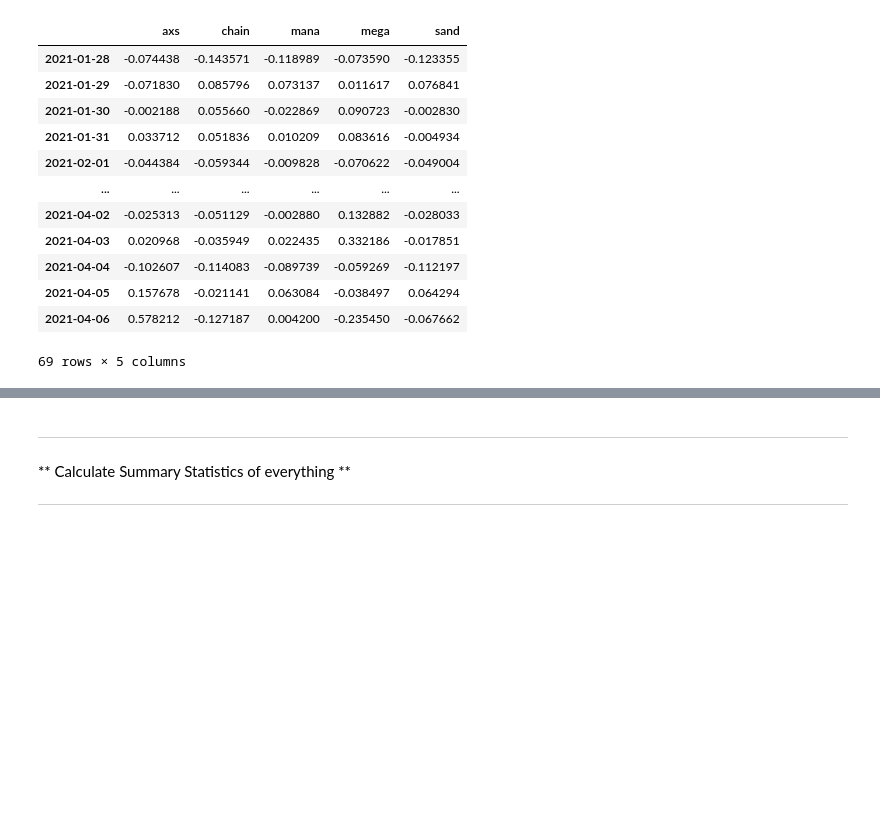
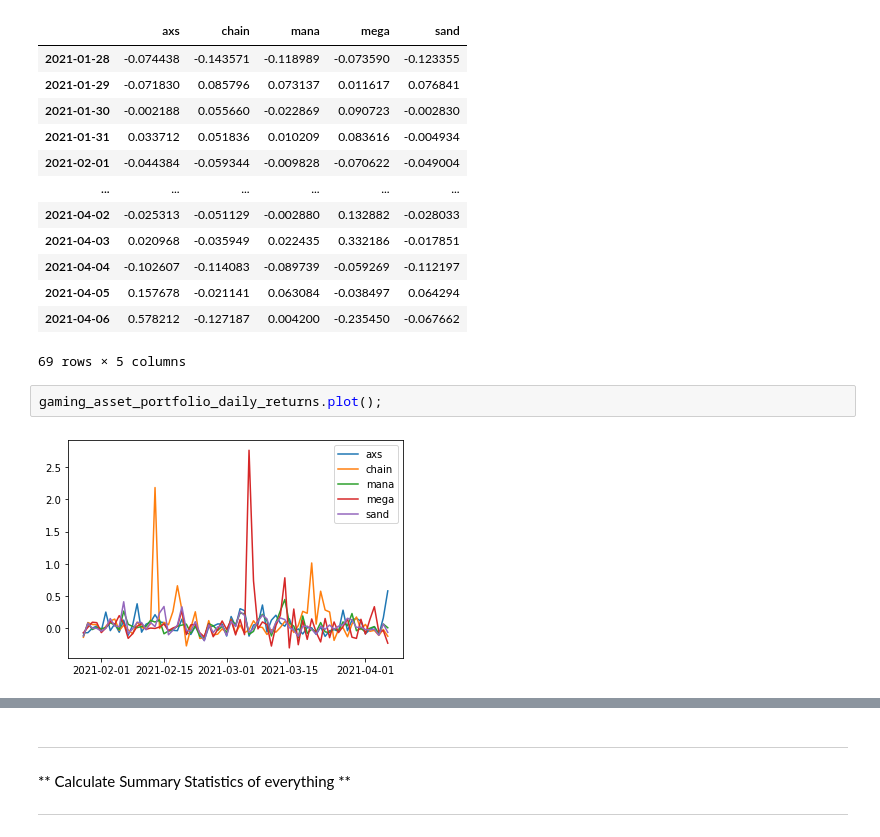
Before and after one commit to Hash3rown/nfty_tree.io, a Jupyter notebook: sandbox/kelso_gaming_NFT_portfolio_analysis.ipynb, the cells around one changed output, grey strips where cells are left out. Drawn from its saved outputs; the diff is of its cells as text; blank space fills up the shorter version.

```diff
--- a/sandbox/kelso_gaming_NFT_portfolio_analysis.ipynb
+++ b/sandbox/kelso_gaming_NFT_portfolio_analysis.ipynb
@@ -196,3 +198,7 @@ gaming_asset_portfolio_daily_returns
 | 2021-04-05 | 0.157678 | -0.021141 | 0.063084 | -0.038497 | 0.064294 |
 | 2021-04-06 | 0.578212 | -0.127187 | 0.004200 | -0.235450 | -0.067662 |
 69 rows × 5 columns
+# %%
+gaming_asset_portfolio_daily_returns.plot();
+# %% [output]
+[figure, added]
```
Also changed, not shown: parts of 11 cells of this notebook.
